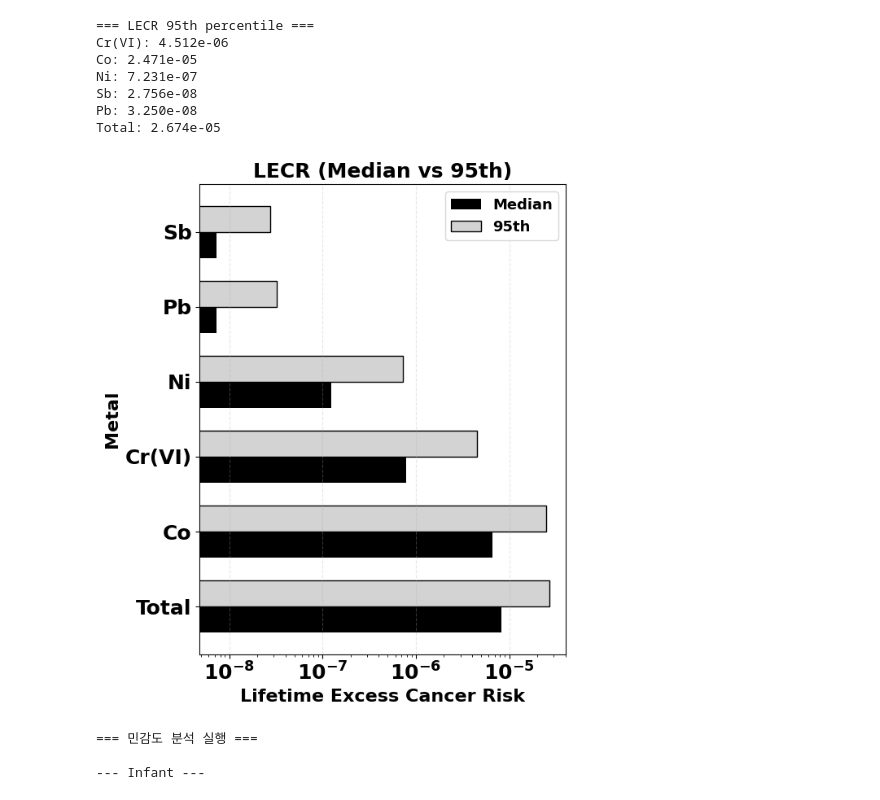
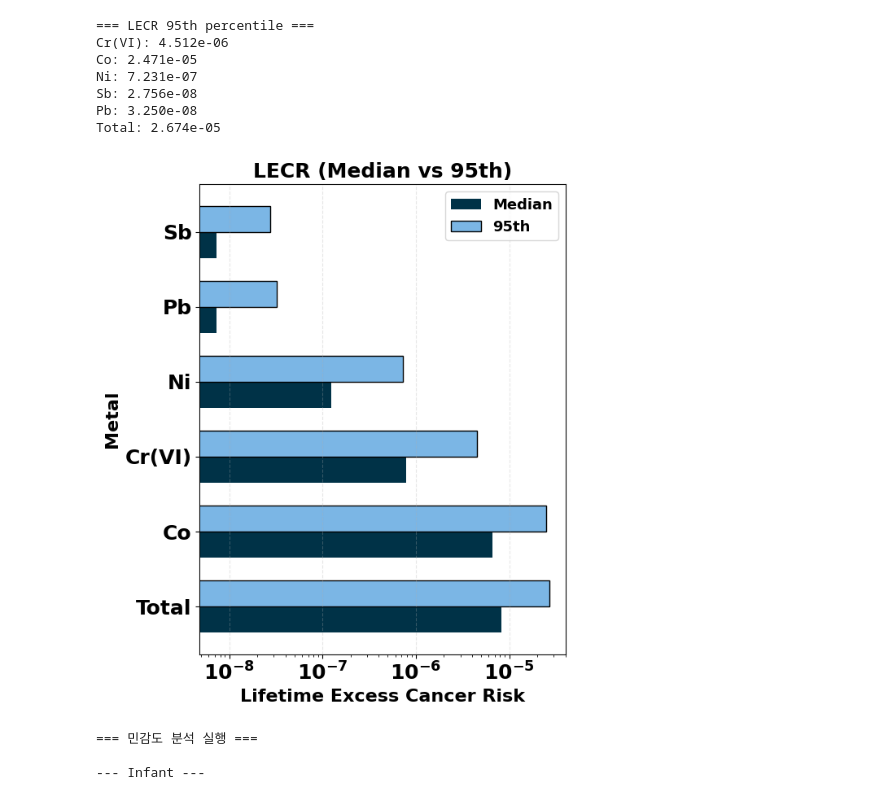
Before and after one commit to hyen0322/Risk-Assesment, a Jupyter notebook: 적합 분포피팅+몬테카를로+민감도분석.ipynb, the cells around one changed output. Saved outputs shown, nothing was run; the diff lists cells and outputs as text; code cells hidden in the pictures.

```diff
--- a/적합 분포피팅+몬테카를로+민감도분석.ipynb
+++ b/적합 분포피팅+몬테카를로+민감도분석.ipynb
@@ -3148,36 +1450,36 @@ metals_sorted = [metals[i] for i in sorted_idx]
 median_sorted = [median_vals[i] for i in sorted_idx]
 p95_sorted = [p95_vals[i] for i in sorted_idx]
 
 # --- 그래프 ---
 y = np.arange(len(metals_sorted))
 plt.figure(figsize=(6, 7))
 bar_height = 0.35
 
 plt.barh(y - bar_height/2, median_sorted, height=bar_height,
-         color='black', label='Median')
+         color='#003247', label='Median')
 
 plt.barh(y + bar_height/2, p95_sorted, height=bar_height,
-         color='lightgray', edgecolor='black', label='95th')
+         color='#7bb6e5', edgecolor='black', label='95th')
 
 plt.yticks(y, metals_sorted, fontsize=18, fontweight='bold')
 plt.tick_params(axis='x', labelsize=18)
 for label in plt.gca().get_xticklabels():
     label.set_fontweight('bold')
 
 plt.xscale('log')
 plt.xlabel("Lifetime Excess Cancer Risk", fontsize=16, fontweight='bold')
 plt.ylabel("Metal", fontsize=16, fontweight='bold')
 plt.title(f"LECR (Median vs 95th)", fontsize=18, fontweight='bold', pad=6)
 
 legend = plt.legend(fontsize=13)
 for text in legend.get_texts():
     text.set_fontweight('bold')
 
 plt.grid(axis='x', linestyle='--', alpha=0.3)
 plt.tight_layout()
 plt.show()
 # %% [output]
-[figure, old version]
+[figure, new version]
 # %%
 # ============================================================
 # 민감도 분석 (VarShare / Corr / ΔP95 + Spearman + PRCC + 표 출력)
```
Also changed, not shown: parts of 11 cells of this notebook.
